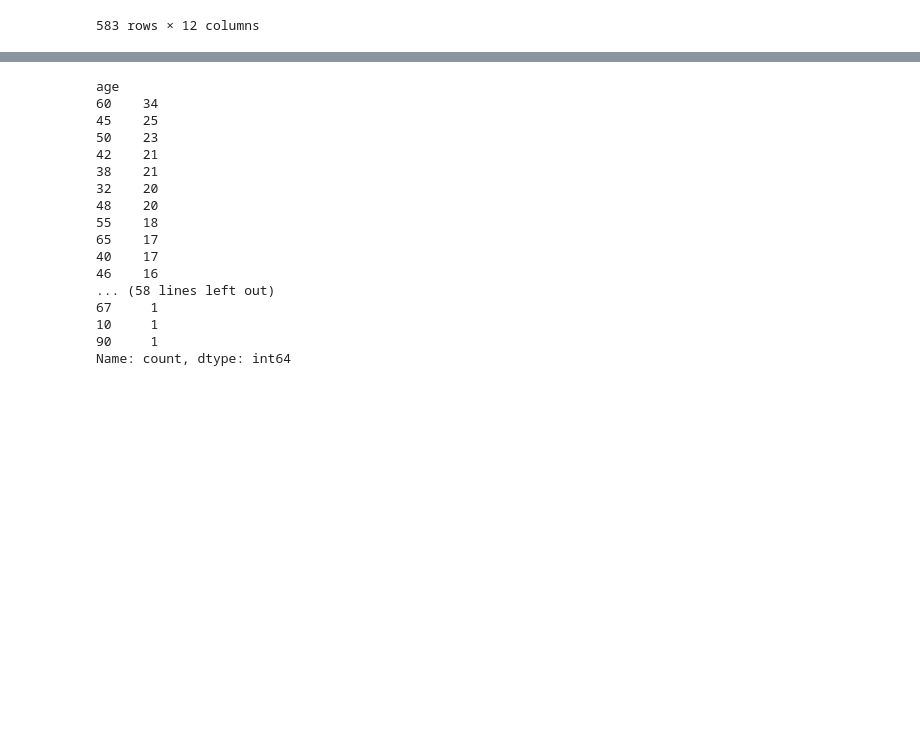
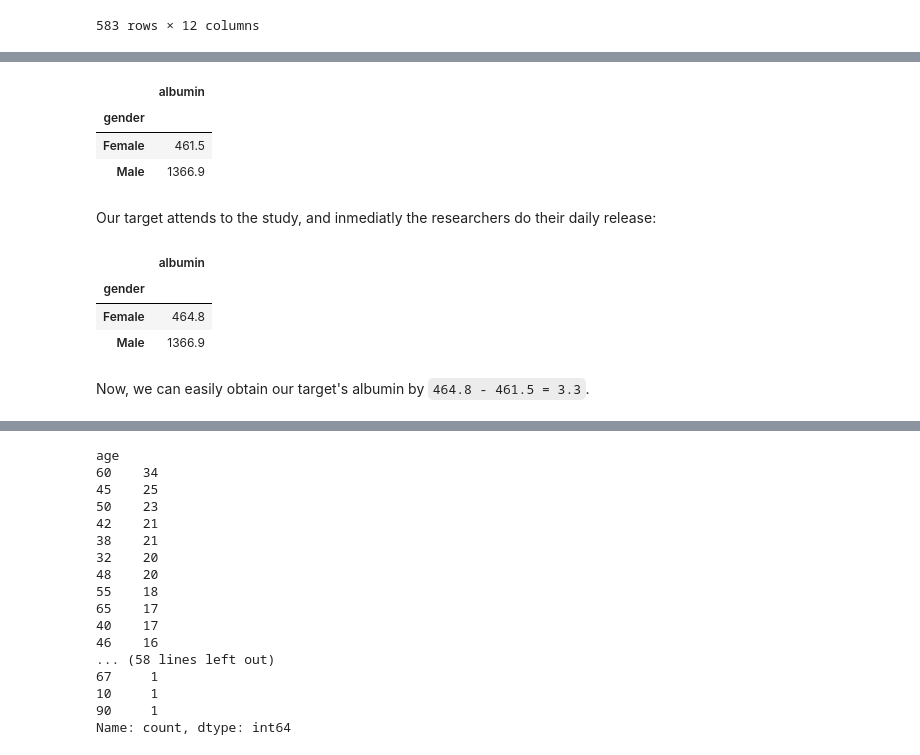
Before and after one commit to alan-turing-institute/sqlsynthgen-health-demo, a Jupyter notebook: ipynb/sqlsynthgen-healthcare-demo.ipynb, the cells around one changed output, grey strips where cells are left out. Saved outputs shown, nothing was run; the diff lists cells and outputs as text; code cells hidden in the pictures; blank space fills up the shorter version.

```diff
--- a/ipynb/sqlsynthgen-healthcare-demo.ipynb
+++ b/ipynb/sqlsynthgen-healthcare-demo.ipynb
@@ -43,0 +132,22 @@ query_dataframe
+# %%
+patient_data_without_target: pd.DataFrame = patient_data.query(
+    f"age != {TARGET_AGE} or gender != '{TARGET_GENDER}'"
+)
+
+healthcare_demo.get_albumin_per_gender(patient_data_without_target)
+# %% [output]
+|  | albumin |
+| gender |  |
+| Female | 461.5 |
+| Male | 1366.9 |
+# %% [markdown]
+Our target attends to the study, and inmediatly the researchers do their daily release:
+# %%
+healthcare_demo.get_albumin_per_gender(patient_data)
+# %% [output]
+|  | albumin |
+| gender |  |
+| Female | 464.8 |
+| Male | 1366.9 |
+# %% [markdown]
+Now, we can easily obtain our target's albumin by `464.8 - 461.5 = 3.3`.
```
Also changed, not shown: parts of 26 cells of this notebook, 3 other files.
